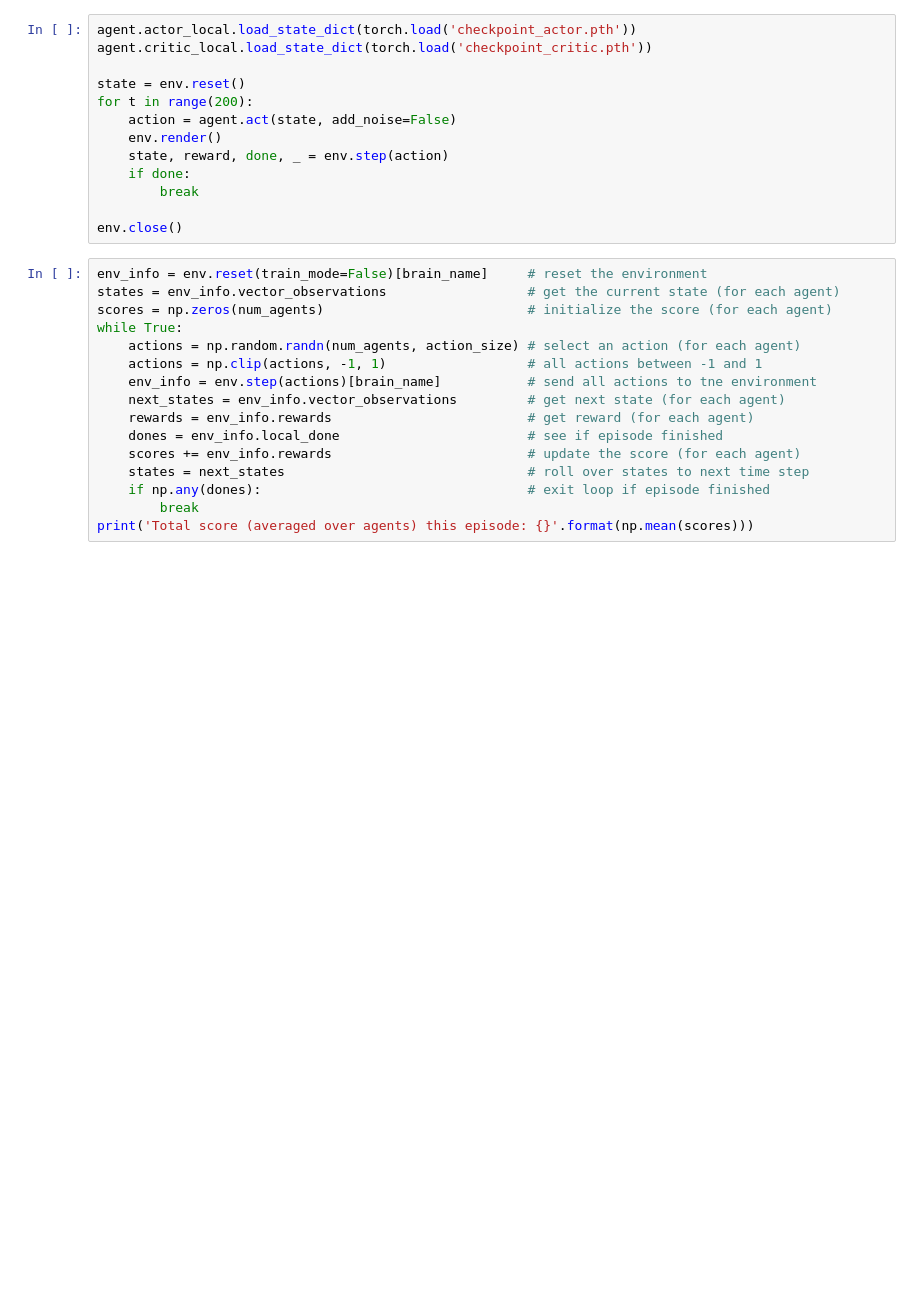
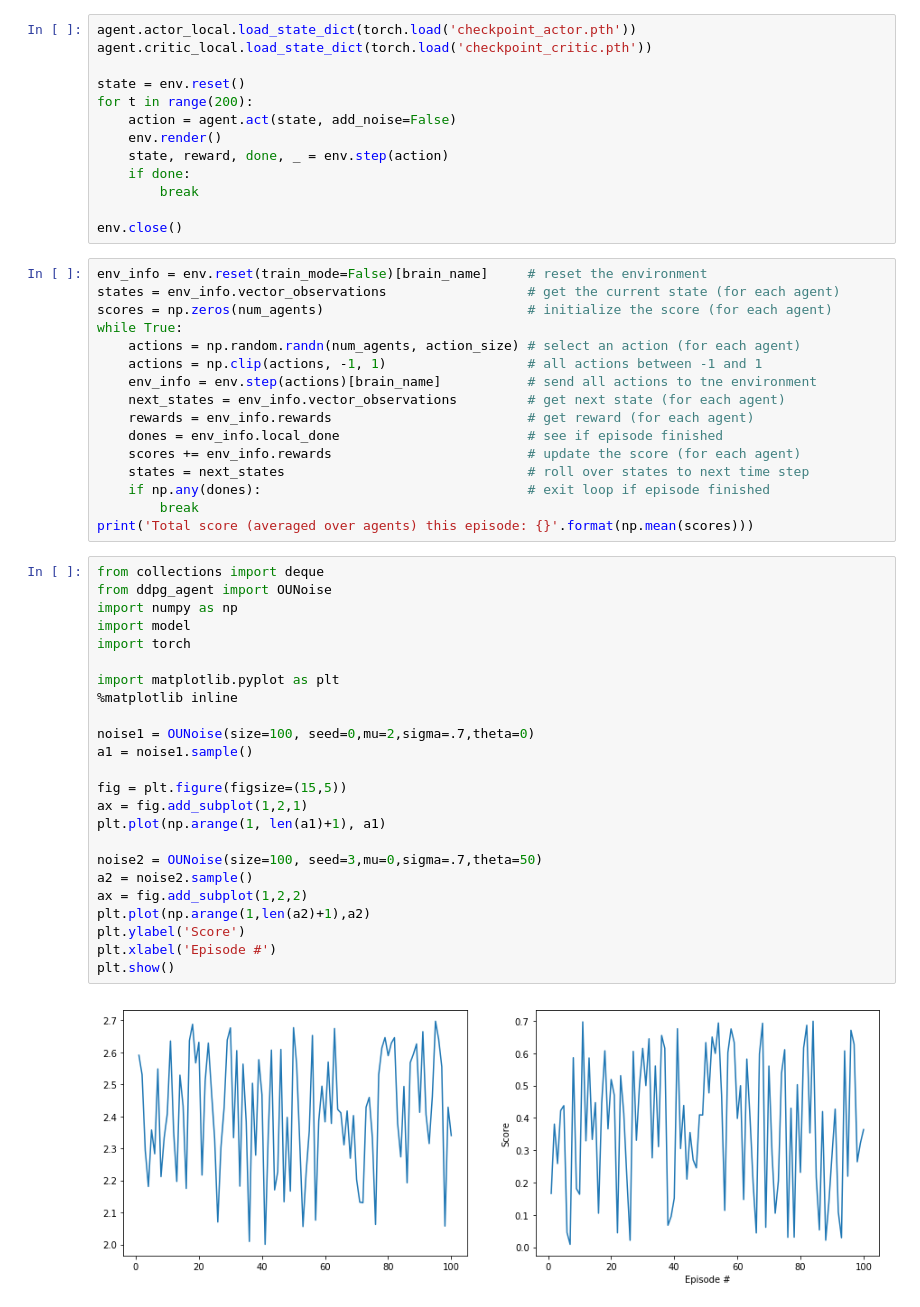
Before and after one commit to jigor/DRLND_Project2_Continuous_Control, a Jupyter notebook: Continuous_Control.ipynb, the cells around one changed output. Saved outputs shown, nothing was run; the diff lists cells and outputs as text; blank space fills up the shorter version.

```diff
--- a/Continuous_Control.ipynb
+++ b/Continuous_Control.ipynb
@@ -241,3 +246,29 @@ while True:
     if np.any(dones):                                  # exit loop if episode finished
         break
 print('Total score (averaged over agents) this episode: {}'.format(np.mean(scores)))
+# %%
+from collections import deque
+from ddpg_agent import OUNoise
+import numpy as np
+import model
+import torch
+
+import matplotlib.pyplot as plt
+%matplotlib inline
+
+noise1 = OUNoise(size=100, seed=0,mu=2,sigma=.7,theta=0)
+a1 = noise1.sample()
+
+fig = plt.figure(figsize=(15,5))
+ax = fig.add_subplot(1,2,1)
+plt.plot(np.arange(1, len(a1)+1), a1)
+
+noise2 = OUNoise(size=100, seed=3,mu=0,sigma=.7,theta=50)
+a2 = noise2.sample()
+ax = fig.add_subplot(1,2,2)
+plt.plot(np.arange(1,len(a2)+1),a2)
+plt.ylabel('Score')
+plt.xlabel('Episode #')
+plt.show()
+# %% [output]
+[figure, added]
```
Also changed, not shown: parts of 1 cell of this notebook, 2 other files.
